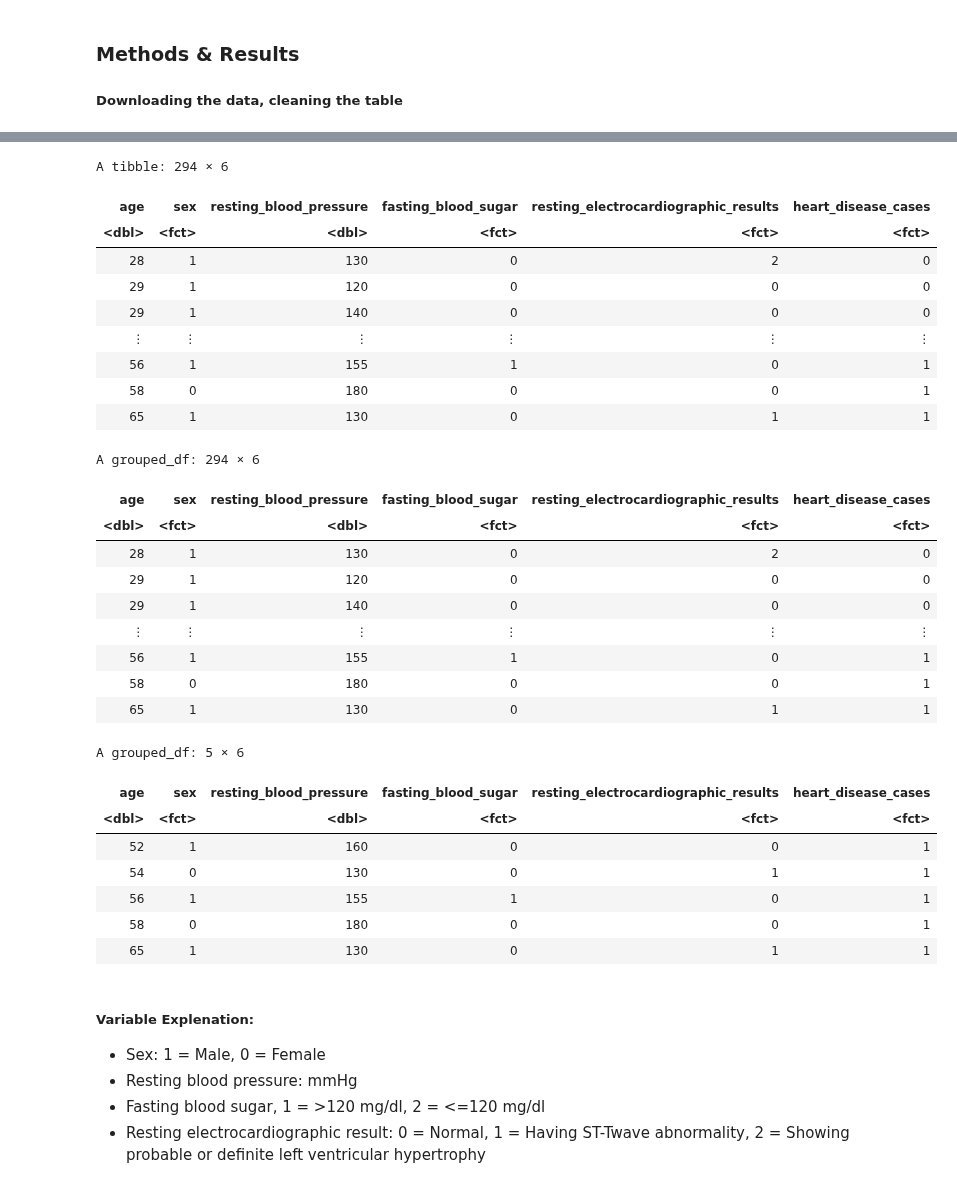
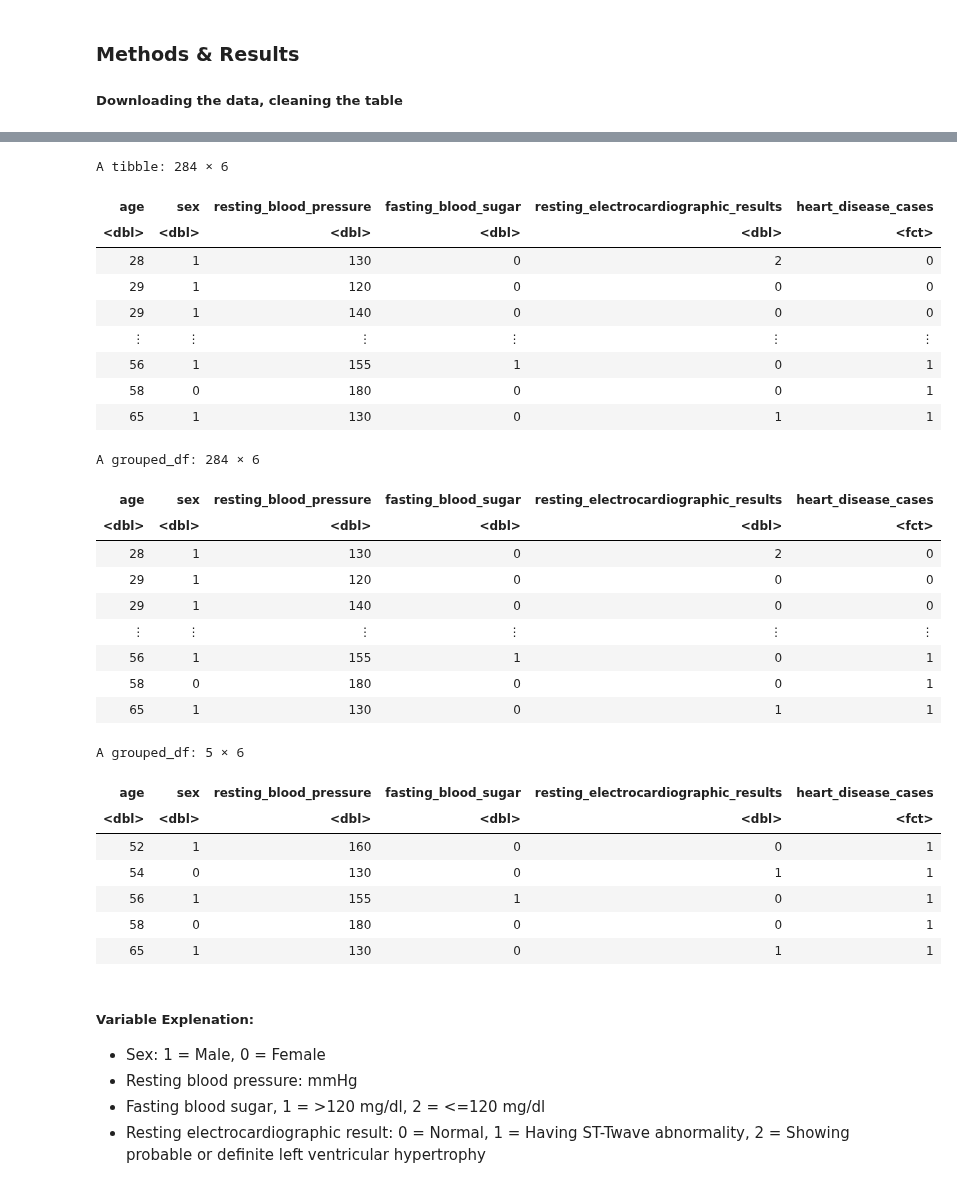
Before and after one commit to jaden-lai/DSCI-100-006-21, a Jupyter notebook: project (2).ipynb, the cells around one changed output, grey strips where cells are left out. Saved outputs shown, nothing was run; the diff lists cells and outputs as text; code cells hidden in the pictures.

```diff
--- a/project (2).ipynb
+++ b/project (2).ipynb
@@ -35,10 +35,18 @@ heart_disease_hungarian <- heart_disease_hungarian |>
             select(age, sex, resting_blood_pressure, fasting_blood_sugar,
                    resting_electrocardiographic_results, heart_disease_cases) |>
              mutate(resting_blood_pressure = as.numeric(resting_blood_pressure)) |>
-             mutate(sex = as_factor(sex)) |>
-             mutate(fasting_blood_sugar = as_factor(fasting_blood_sugar)) |>
-             mutate(resting_electrocardiographic_results = as_factor(resting_electrocardiographic_results)) |>
-             mutate(heart_disease_cases = as_factor(heart_disease_cases))
+             mutate(sex = as.numeric(sex)) |>
+             mutate(fasting_blood_sugar = as.numeric(fasting_blood_sugar)) |>
+             mutate(resting_electrocardiographic_results = as.numeric(resting_electrocardiographic_results)) |>
+             mutate(heart_disease_cases = as_factor(heart_disease_cases)) |>
+
+             filter(age != "NA") |>
+             filter(resting_blood_pressure != "NA") |>
+             filter(sex != "NA") |>
+             filter(fasting_blood_sugar != "NA") |>
+             filter(resting_electrocardiographic_results != "NA") |>
+             filter(heart_disease_cases != "NA")
+
 
 
 
@@ -63,6 +75,6 @@ Warning message in mask$eval_all_mutate(quo):
-A tibble: 294 × 6
+A tibble: 284 × 6
 | age | sex | resting_blood_pressure | fasting_blood_sugar | resting_electrocardiographic_results | heart_disease_cases |
-| <dbl> | <fct> | <dbl> | <fct> | <fct> | <fct> |
+| <dbl> | <dbl> | <dbl> | <dbl> | <dbl> | <fct> |
 | 28 | 1 | 130 | 0 | 2 | 0 |
 | 29 | 1 | 120 | 0 | 0 | 0 |
 | 29 | 1 | 140 | 0 | 0 | 0 |
@@ -70,9 +82,9 @@ A tibble: 294 × 6
 | 56 | 1 | 155 | 1 | 0 | 1 |
 | 58 | 0 | 180 | 0 | 0 | 1 |
 | 65 | 1 | 130 | 0 | 1 | 1 |
-A grouped_df: 294 × 6
+A grouped_df: 284 × 6
 | age | sex | resting_blood_pressure | fasting_blood_sugar | resting_electrocardiographic_results | heart_disease_cases |
-| <dbl> | <fct> | <dbl> | <fct> | <fct> | <fct> |
+| <dbl> | <dbl> | <dbl> | <dbl> | <dbl> | <fct> |
 | 28 | 1 | 130 | 0 | 2 | 0 |
 | 29 | 1 | 120 | 0 | 0 | 0 |
 | 29 | 1 | 140 | 0 | 0 | 0 |
@@ -82,7 +94,7 @@ A grouped_df: 294 × 6
 | 65 | 1 | 130 | 0 | 1 | 1 |
 A grouped_df: 5 × 6
 | age | sex | resting_blood_pressure | fasting_blood_sugar | resting_electrocardiographic_results | heart_disease_cases |
-| <dbl> | <fct> | <dbl> | <fct> | <fct> | <fct> |
+| <dbl> | <dbl> | <dbl> | <dbl> | <dbl> | <fct> |
 | 52 | 1 | 160 | 0 | 0 | 1 |
 | 54 | 0 | 130 | 0 | 1 | 1 |
 | 56 | 1 | 155 | 1 | 0 | 1 |
```
Also changed, not shown: parts of 7 cells of this notebook.
